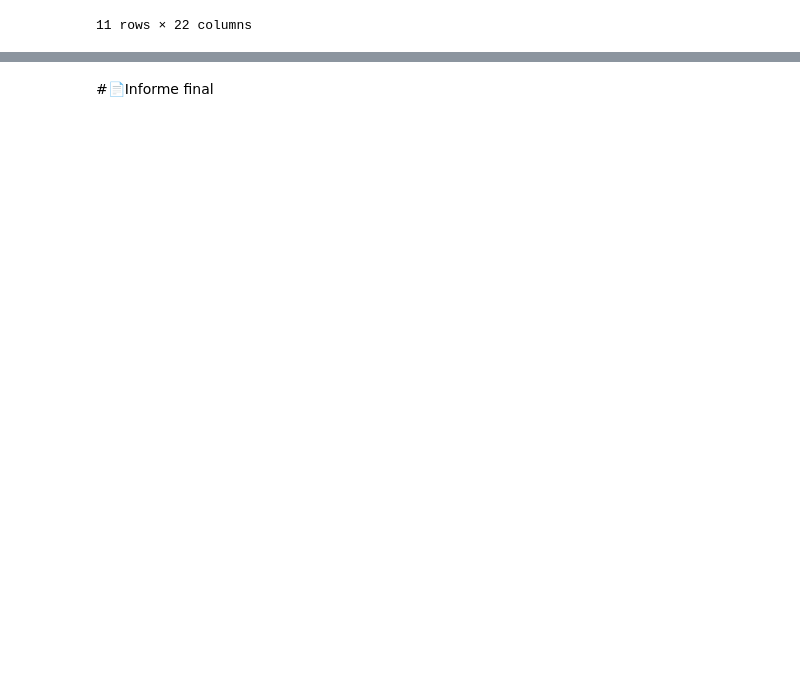
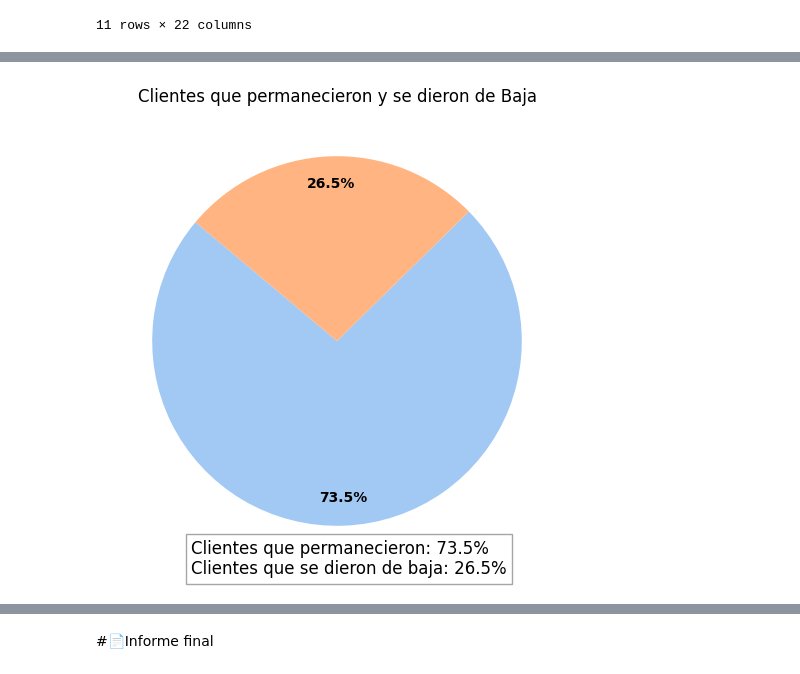
Before and after one commit to anasayago/challenge2-data-science-latam, a Jupyter notebook: TelecomX_LATAM_AnaSayago.ipynb, the cells around one changed output, grey strips where cells are left out. Saved outputs shown, nothing was run; the diff lists cells and outputs as text; code cells hidden in the pictures; blank space fills up the shorter version.

```diff
--- a/TelecomX_LATAM_AnaSayago.ipynb
+++ b/TelecomX_LATAM_AnaSayago.ipynb
@@ -318,3 +319,40 @@ Duración promedio 32.37 meses, con una desviación estándar de 24.56 meses.
 * Servicios Adicionales: La alta adopción de servicios como el servicio telefónico y el servicio de internet indica que estos son servicios clave. Sin embargo, la baja adopción de servicios adicionales como la protección del dispositivo y el soporte técnico sugiere una oportunidad para aumentar los ingresos mediante la promoción de estos servicios.
 * Duración del Contrato: La variabilidad en la duración del contrato sugiere que la empresa debe trabajar en la estandarización y la mejora de la experiencia del cliente para asegurar contratos más largos y estables.
 * Costos: Los costos mensuales y totales son relativamente bajos, lo que puede ser una ventaja competitiva. Sin embargo, la empresa debe asegurarse de que estos costos sean sostenibles y que no estén afectando la calidad del servicio.
+# %%
+import matplotlib.pyplot as plt
+import seaborn as sns
+import pandas as pd
+
+abandono_counts = df['Abandono'].value_counts()
+
+# Definir una paleta de colores suaves
+colors = sns.color_palette("pastel", 2)
+
+# Crear el gráfico de pastel
+plt.figure(figsize=(8, 6))
+wedges, texts, autotexts = plt.pie(abandono_counts, autopct='%1.1f%%', startangle=140, colors=colors, pctdistance=0.85)
+
+# Ajustar la posición de los textos de porcentaje
+for autotext in autotexts:
+    autotext.set_color('black')
+    autotext.set_weight('bold')
+
+#decripcion de las categorias
+plt.gcf().text(
+    0.33, 0.10,
+    'Clientes que permanecieron: {:.1f}%\nClientes que se dieron de baja: {:.1f}%'.format(
+        abandono_counts[0] / abandono_counts.sum() * 100,
+        abandono_counts[1] / abandono_counts.sum() * 100
+    ),
+    fontsize=12,
+    ha='left',
+    va='bottom',
+    bbox=dict(facecolor='white', alpha=0.7, edgecolor='gray')
+)
+
+plt.title('Clientes que permanecieron y se dieron de Baja')
+plt.ylabel('')
+plt.show()
+# %% [output]
+[figure, added]
```
Also changed, not shown: parts of 5 cells of this notebook.
